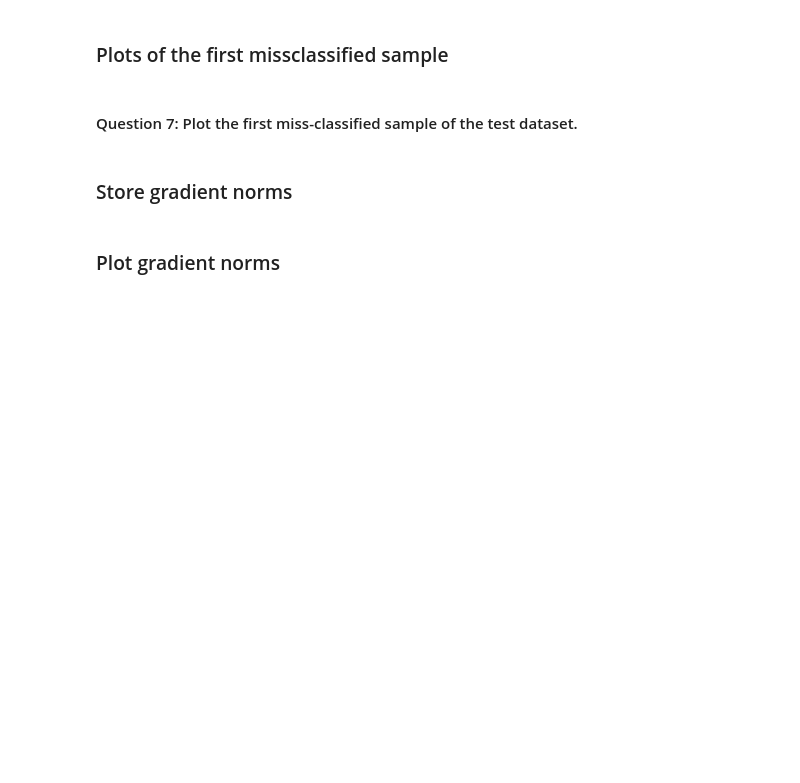
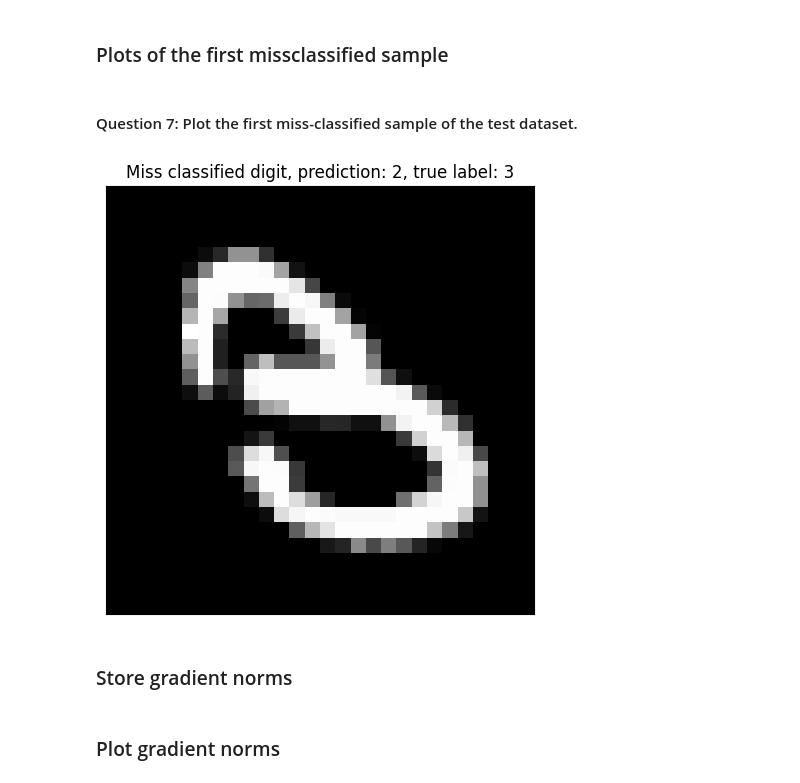
Before and after one commit to bodechristian/SML4, a Jupyter notebook: neural_networks_jax.ipynb, the cells around one changed output. Saved outputs shown, nothing was run; the diff lists cells and outputs as text; code cells hidden in the pictures; blank space fills up the shorter version.

```diff
--- a/neural_networks_jax.ipynb
+++ b/neural_networks_jax.ipynb
@@ -86,21 +110,22 @@ class Model:
     def __init__(self, network, key, learning_rate, batch_size) -> None:
         self.network = network
         if type(self.network) == CNN:
-            self.params = self.network.init(key, x="TO DO")
+            self.params = self.network.init(key, x=jnp.empty([1, 28, 28]))
         else:
-            self.params = self.network.init(key, x="TO DO")
+            self.params = self.network.init(key, x=jnp.empty([1, 784]))
 
         self.optimizer = optax.adam(learning_rate)
-        self.optimizer_state = self.optimizer.init("TO DO")
+        self.optimizer_state = self.optimizer.init(self.params)
 
     # @partial(jax.jit, static_argnames="self")
     def update_model(self, params, batch, optimizer_state):
         """
         Performs one gradient step on the batch given as input.
         """
-        loss, grad_loss = "TO DO"
-        updates, optimizer_state = "TO DO"
-        params = "TO DO"
+        loss_fn = jax.value_and_grad(self.loss)
+        loss, grad_loss = loss_fn(params, batch)
+        updates, optimizer_state = self.optimizer.update(grad_loss, optimizer_state)
+        params = optax.apply_updates(self.params, updates)
 
         return params, optimizer_state, loss, grad_loss
 
@@ -109,16 +134,20 @@ class Model:
         """
         Compute the softmax cross entropy and average it over the batch given as input.
         """
-
-        return "TO DO"
+        logits = self.network.apply(params, batch[0])
+        loss = optax.softmax_cross_entropy(logits=logits, labels=batch[1]).mean()
+        return loss
 
     # @partial(jax.jit, static_argnames="self")
     def accuracy(self, params, batch) -> float:
         """
         Compute the accuracy of the model and average it over the batch given as input.
         """
-
-        return "TO DO"
+        logits = self.network.apply(params, batch[0])
+        preds = logits.argmax(axis=-1)
+        truths = batch[1].argmax(axis=-1)
+        accuracy = (preds==truths)
+        return jnp.sum(accuracy)/len(accuracy)
 # %% [markdown]
 #### Utils
 # %%
@@ -197,16 +231,24 @@ plt.tight_layout()
 # %%
 import matplotlib.pyplot as plt
 import jax.numpy as jnp
 
-idx_first_error = "TO DO"
-prediction_first_error = "TO DO"
-label_first_error = "TO DO"
+logits = model.network.apply(model.params, test_images)
+preds = logits.argmax(axis=-1)
+truths = test_labels.argmax(axis=-1)
+accuracy = (preds==truths)
+missclassifies = jnp.where(accuracy == False)
+
+idx_first_error = missclassifies[0][0]
+prediction_first_error = preds[idx_first_error]
+label_first_error = truths[idx_first_error]
 
 plt.imshow(test_images[idx_first_error].reshape(28, 28), cmap='gray')
 plt.xticks([])
 plt.yticks([])
 plt.title(f"Miss classified digit, prediction: {prediction_first_error}, true label: {label_first_error}")
 plt.tight_layout()
+# %% [output]
+[figure, added]
 # %% [markdown]
 ### Store gradient norms
 # %%
```
Also changed, not shown: parts of 9 cells of this notebook.
